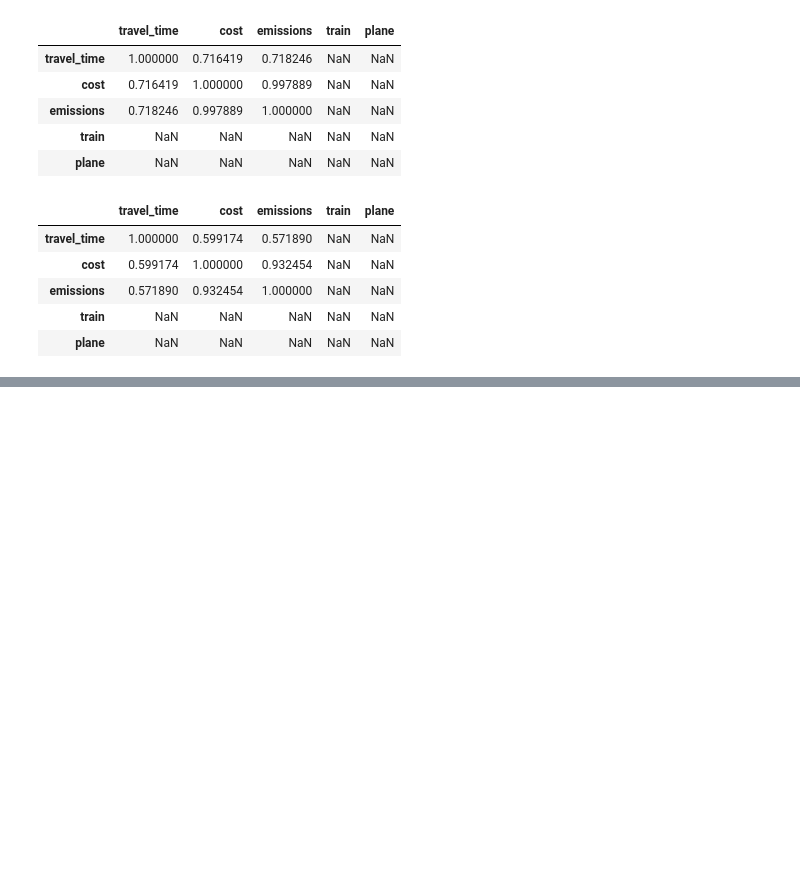
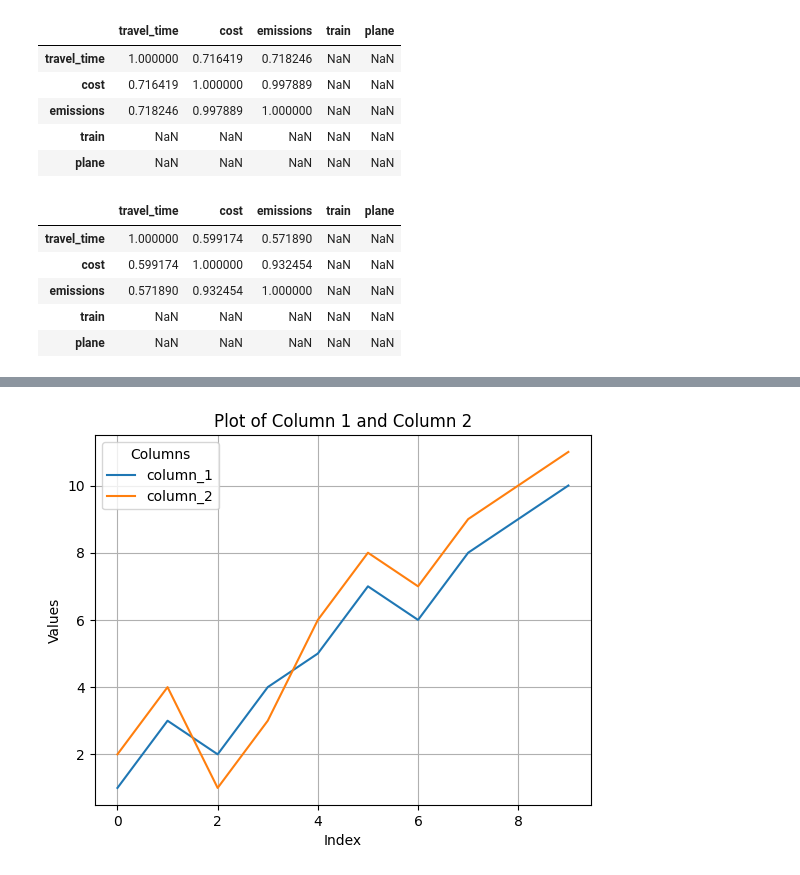
Before and after one commit to UoW-ATM/MultiModX, a Jupyter notebook: notebooks/new_trip_to_paths_1.ipynb, the cells around one changed output, grey strips where cells are left out. Drawn from its saved outputs; the diff is of its cells as text; code cells hidden in the pictures; blank space fills up the shorter version.

```diff
--- a/notebooks/new_trip_to_paths_1.ipynb
+++ b/notebooks/new_trip_to_paths_1.ipynb
@@ -2373,0 +2507,23 @@ calibration_matrix
+# %%
+# example of plot from chat gpt
+import pandas as pd
+import matplotlib.pyplot as plt
+
+# Example DataFrame
+data = {
+    'index_col': range(10),
+    'column_1': [1, 3, 2, 4, 5, 7, 6, 8, 9, 10],
+    'column_2': [2, 4, 1, 3, 6, 8, 7, 9, 10, 11]
+}
+df = pd.DataFrame(data).set_index('index_col')  # Set 'index_col' as the index
+
+# Plot two columns against the index
+df[['column_1', 'column_2']].plot()
+plt.title('Plot of Column 1 and Column 2')
+plt.xlabel('Index')
+plt.ylabel('Values')
+plt.legend(title='Columns')
+plt.grid(True)
+plt.show()
+# %% [output]
+[figure, added]
```
Also changed, not shown: parts of 36 cells of this notebook, 1 other file.
